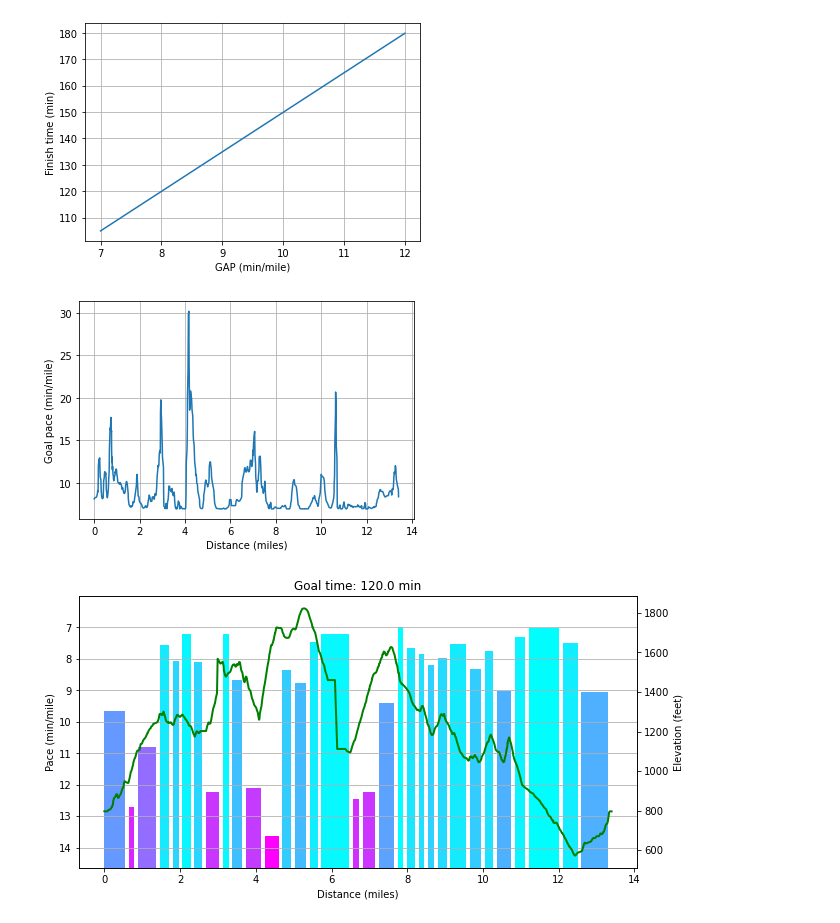
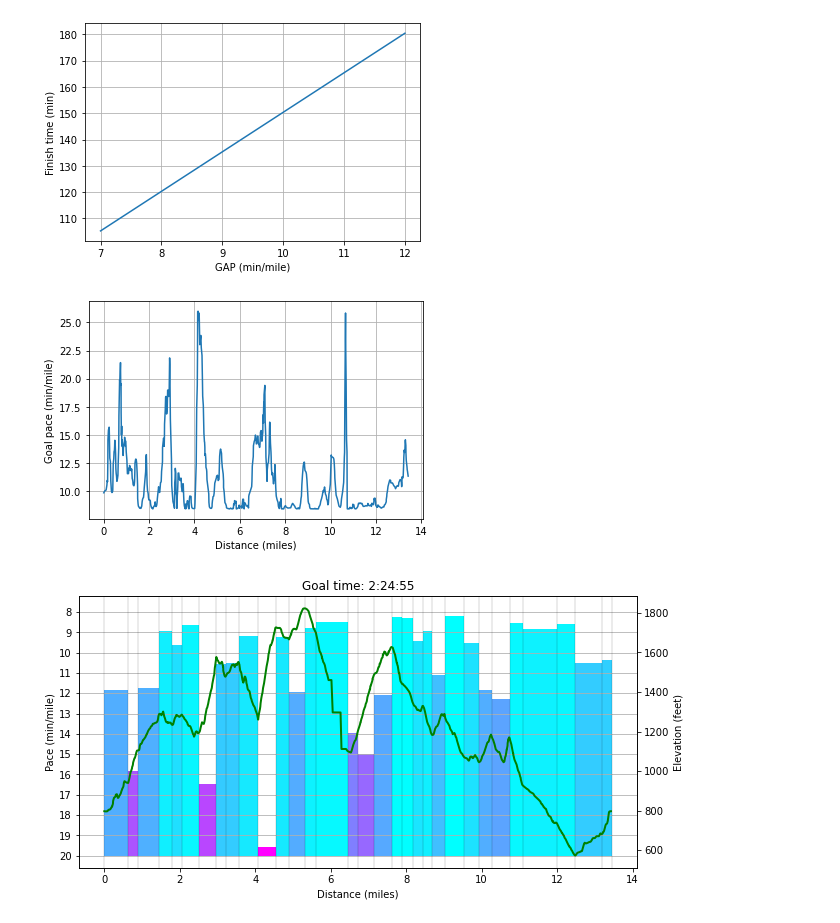
Before and after one commit to garrettbingham/vertpro, a Jupyter notebook: vertpro.ipynb, the cells around one changed output. Cells and saved outputs as stored; diff of their text form; code cells hidden in the pictures.

Commit message:
personal grade,pace,hr data

```diff
--- a/vertpro.ipynb
+++ b/vertpro.ipynb
@@ -1,12 +1,14 @@
 # %%
 # import stuff
-import folium
 import gpxpy.gpx
 import matplotlib.pyplot as plt
 import numpy as np
+import os
+
+from tqdm import tqdm
 
 # constants
-GPX_FILE = 'tildenhalf.gpx'
+GPX_FILE = '/Users/garrett/workspace/vertpro/tildenhalfv3.gpx'
 METERS_TO_FEET = 3.28084
 METERS_TO_MILES = 0.000621371
 
@@ -14,7 +16,10 @@ METERS_TO_MILES = 0.000621371
 # the points are based on changes in the elevation profile of the course
 # the points are useful, but pacepro doesn't give good pacing strategies for courses with a lot of vert
 # instead, we'll use the splits but calculate our own pace for each split based on the elevation profile
-PACE_CHANGE_SPLITS = np.array([0,0.64,0.89,1.46,1.81,2.06,2.38,2.69,3.13,3.38,3.73,4.24,4.70,5.04,5.43,5.73,6.57,6.83,7.26,7.75,8.00,8.30,8.55,8.80,9.14,9.65,10.06,10.37,10.85,11.21,12.11,12.60,13.41,])
+PACE_CHANGE_SPLITS = np.array([0,0.64,0.89,1.46,1.80,2.05,2.51,2.97,3.22,3.56,4.08,4.54,4.90,5.31,5.61,6.46,6.72,7.14,7.63,7.88,8.19,8.44,8.69,9.02,9.53,9.94,10.26,10.74,11.10,12.00,12.48,13.19,13.44,])
+PACE_CHANGE_SPLITS_MILES = np.array([x for x in range(0, 14)] + [13.41])
+KM_TO_MI = 0.621371
+PACE_CHANGE_SPLITS_KM = np.array([x * KM_TO_MI for x in range(0, 22)] + [13.41])
 # %%
 # use the haversine formula to calculate the distance between two points
 def haversine(lat1, lon1, lat2, lon2):
@@ -150,7 +155,7 @@ plt.show()
 [figure]
 # %%
 # build a racing strategy
-goal_gap = 8.02
+goal_gap = 9 + 43/60
 goal_pace = gap_to_pace(goal_gap, smooth_grade)
 
 # the goal pace is noisy, but we'll map it to segments of the course where elevation changes
@@ -160,7 +165,7 @@ plt.ylabel('Goal pace (min/mile)')
 plt.grid()
 plt.show()
 # %% [output]
-[figure, old version]
+[figure, new version]
 # %%
 time_spent_in_split = []
 for split_start, split_end in zip(PACE_CHANGE_SPLITS[:-1], PACE_CHANGE_SPLITS[1:]):
@@ -177,28 +182,32 @@ total_time = np.sum(time_spent_in_split)
 # %%
 # plot the final strategy!
 plt.figure(figsize=(10, 5))
 
 # add a bar graph of the pace for each split, where the splits are color coded by pace
 cmap = plt.get_cmap('cool')
 norm = plt.Normalize(vmin=pace_by_split.min(), vmax=pace_by_split.max())
 colors = [cmap(norm(value)) for value in pace_by_split]
-bar_widths = (PACE_CHANGE_SPLITS[1:] - PACE_CHANGE_SPLITS[:-1]) - 0.1
+bar_widths = (PACE_CHANGE_SPLITS[1:] - PACE_CHANGE_SPLITS[:-1]) - 0.0
 # plot 20 - pace_by_split because we want the bars to be taller for faster paces
 plt.bar(PACE_CHANGE_SPLITS[:-1], 20-pace_by_split, width=bar_widths, align='edge', bottom=0, color=colors)
 # adjust y axis labels to show the correct pace
 plt.yticks(np.arange(0, 20, 1), np.arange(20, 0, -1))
 plt.xlabel('Distance (miles)')
 plt.ylabel('Pace (min/mile)')
 plt.ylim(20-slowest_pace-1, 20-fastest_pace+1)
 plt.grid(axis='y')
 
+# add vertical lines at the start of each split
+for split in PACE_CHANGE_SPLITS:
+    plt.axvline(split, c='k', alpha=0.1)
+
 # elevation profile
 plt.twinx()
 plt.plot(distance_in_miles, elevation_in_feet, color='green', linewidth=2)
 plt.xlabel('Distance (miles)')
 plt.ylabel('Elevation (feet)')
 
-plt.title('Goal time: {:.1f} min'.format(total_time))
+plt.title('Goal time: {}:{}:{}'.format(int(total_time//60), int(total_time%60), int((total_time%1)*60)))
 plt.show()
 # %% [output]
-[figure, old version]
+[figure, new version]
```
Also changed, not shown: parts of 9 cells of this notebook.
